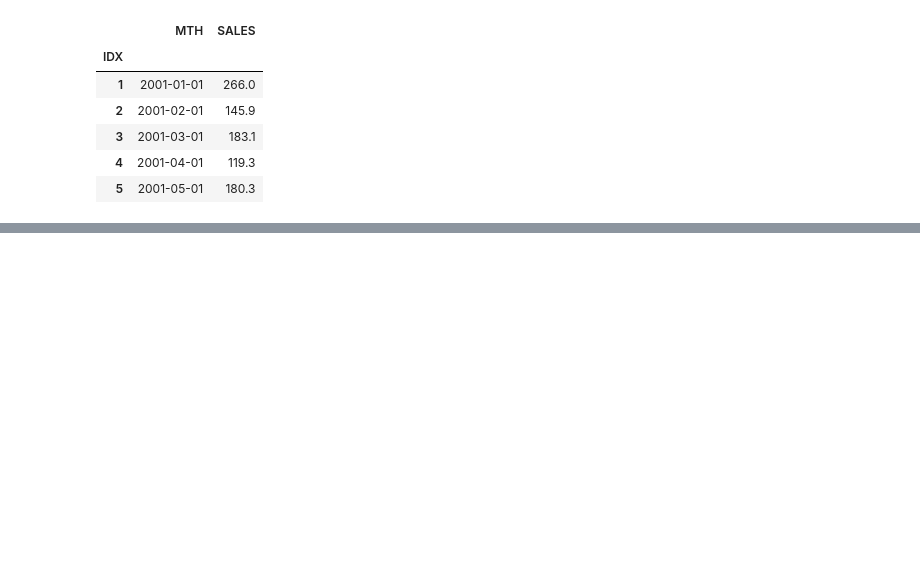
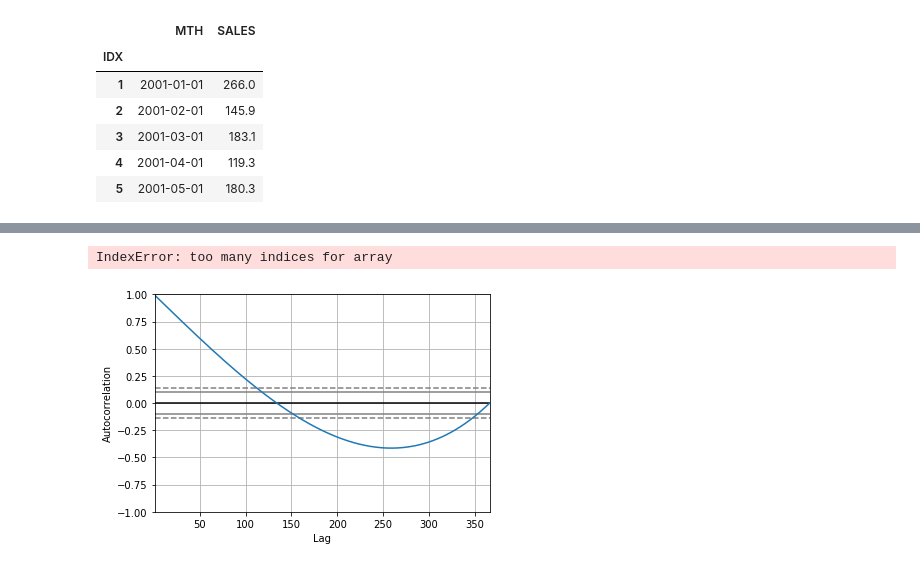
Before and after one commit to aaa34bbb56ccc/py_arima_1, a Jupyter notebook: shampoo_sales_dataset_arima.ipynb, the cells around one changed output, grey strips where cells are left out. Cells and saved outputs as stored; diff of their text form; code cells hidden in the pictures; blank space fills up the shorter version.

Commit message:
implement autocorrelation_plot

```diff
--- a/shampoo_sales_dataset_arima.ipynb
+++ b/shampoo_sales_dataset_arima.ipynb
@@ -45,0 +47,20 @@ plt.show()
+# %%
+series1 = series.columns['MTH', 'SALES']
+# autocorrelation_plot(series1)
+# plt.show()
+series1
+# %% [output]
+IndexError: too many indices for array
+# %%
+import numpy as np
+import pandas as pd
+from pandas.plotting import autocorrelation_plot
+import matplotlib.pyplot as plt
+
+dr = pd.date_range(start='1984-01-01', end='1984-12-31')
+
+df = pd.DataFrame(np.arange(len(dr)), index=dr, columns=["Values"])
+autocorrelation_plot(df)
+plt.show()
+# %% [output]
+[figure, added]
```
Also changed, not shown: parts of 3 cells of this notebook.
